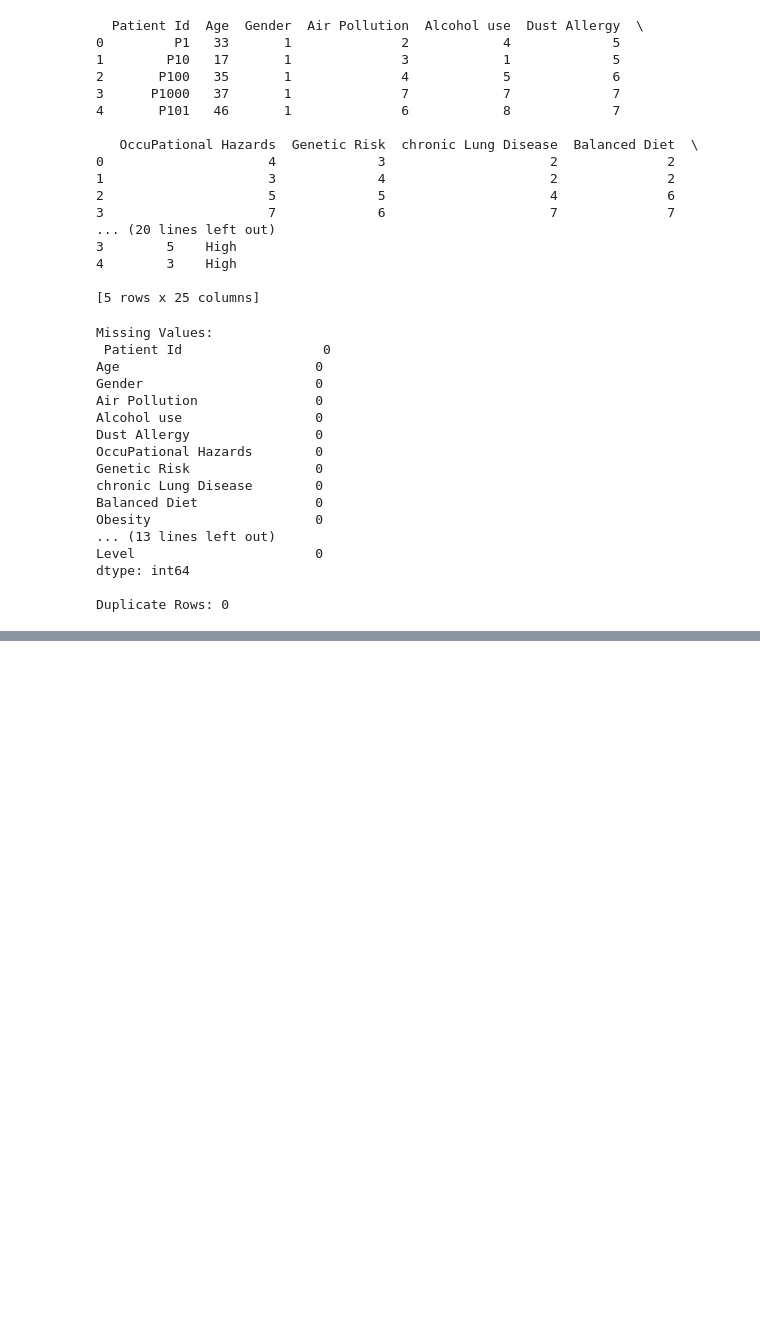
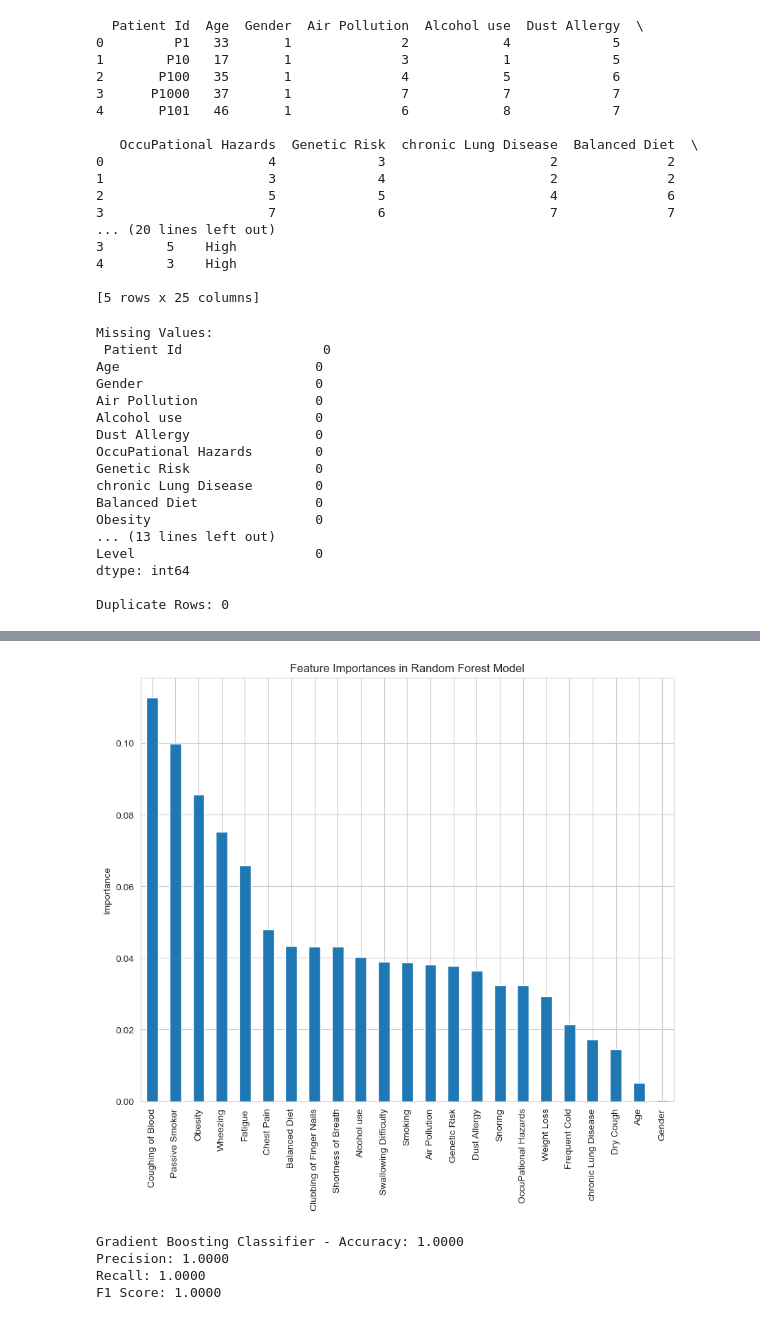
Before and after one commit to MizGG/ML-and-cancer-, a Jupyter notebook: honours project tester .ipynb, the cells around one changed output, grey strips where cells are left out. Saved outputs shown, nothing was run; the diff lists cells and outputs as text; code cells hidden in the pictures; blank space fills up the shorter version.

```diff
--- a/honours project tester .ipynb
+++ b/honours project tester .ipynb
@@ -68,0 +126,8 @@ Duplicate Rows: 0
+# %%
+
+encoder = LabelEncoder()
+data['Level_encoded'] = encoder.fit_transform(data['Level'])
+
+# Prepare features (X) and target (y)
+X = data.drop(['Patient Id', 'Level', 'Level_encoded'], axis=1)
+y = data['Level_encoded']
@@ -68,0 +174,49 @@ Duplicate Rows: 0
+# %%
+import numpy as np
+import matplotlib.pyplot as plt
+
+# Get feature importances from the model
+feature_importances = random_forest_model.feature_importances_
+
+# Create a pandas series to hold the feature importances and their corresponding feature names for easier plotting
+importances = pd.Series(feature_importances, index=X.columns)
+
+# Sort the feature importances in descending order
+importances_sorted = importances.sort_values(ascending=False)
+
+# Plot the feature importances
+plt.figure(figsize=(10,8))
+importances_sorted.plot(kind='bar')
+plt.title('Feature Importances in Random Forest Model')
+plt.ylabel('Importance')
+plt.show()
+# %% [output]
+[figure, added]
+# %%
+from sklearn.ensemble import GradientBoostingClassifier
+
+# Initialize the Gradient Boosting Classifier
+gradient_boosting_model = GradientBoostingClassifier(random_state=42)
+
+# Train the model with the training data
+gradient_boosting_model.fit(X_train, y_train)
+
+# Make predictions on the test set
+y_pred_gb = gradient_boosting_model.predict(X_test)
+
+# Evaluate the Gradient Boosting model
+accuracy_gb = accuracy_score(y_test, y_pred_gb)
+precision_gb = precision_score(y_test, y_pred_gb, average='weighted')
+recall_gb = recall_score(y_test, y_pred_gb, average='weighted')
+f1_gb = f1_score(y_test, y_pred_gb, average='weighted')
+
+# Print the evaluation metrics for the Gradient Boosting model
+print(f'Gradient Boosting Classifier - Accuracy: {accuracy_gb:.4f}')
+print(f'Precision: {precision_gb:.4f}')
+print(f'Recall: {recall_gb:.4f}')
+print(f'F1 Score: {f1_gb:.4f}')
+# %% [output]
+Gradient Boosting Classifier - Accuracy: 1.0000
+Precision: 1.0000
+Recall: 1.0000
+F1 Score: 1.0000
```
Also changed, not shown: parts of 7 cells of this notebook.
